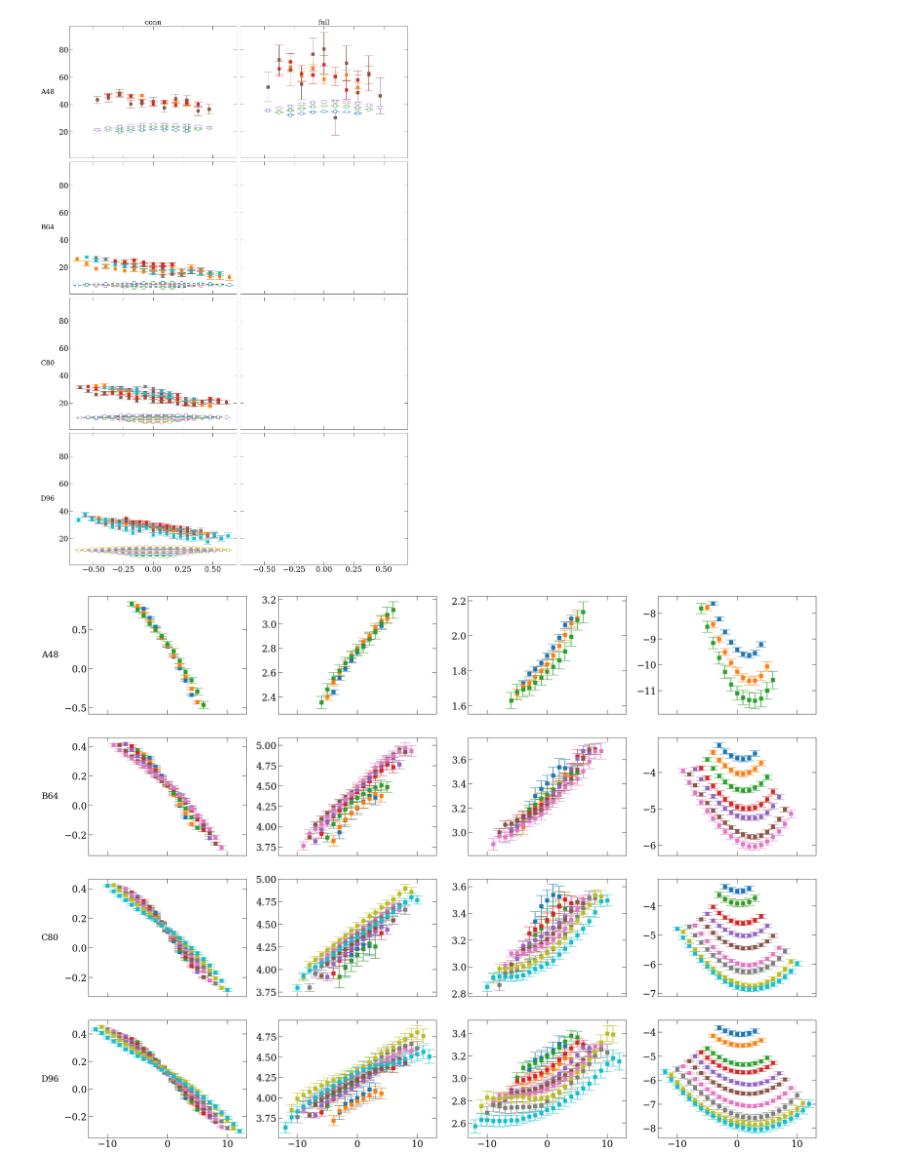
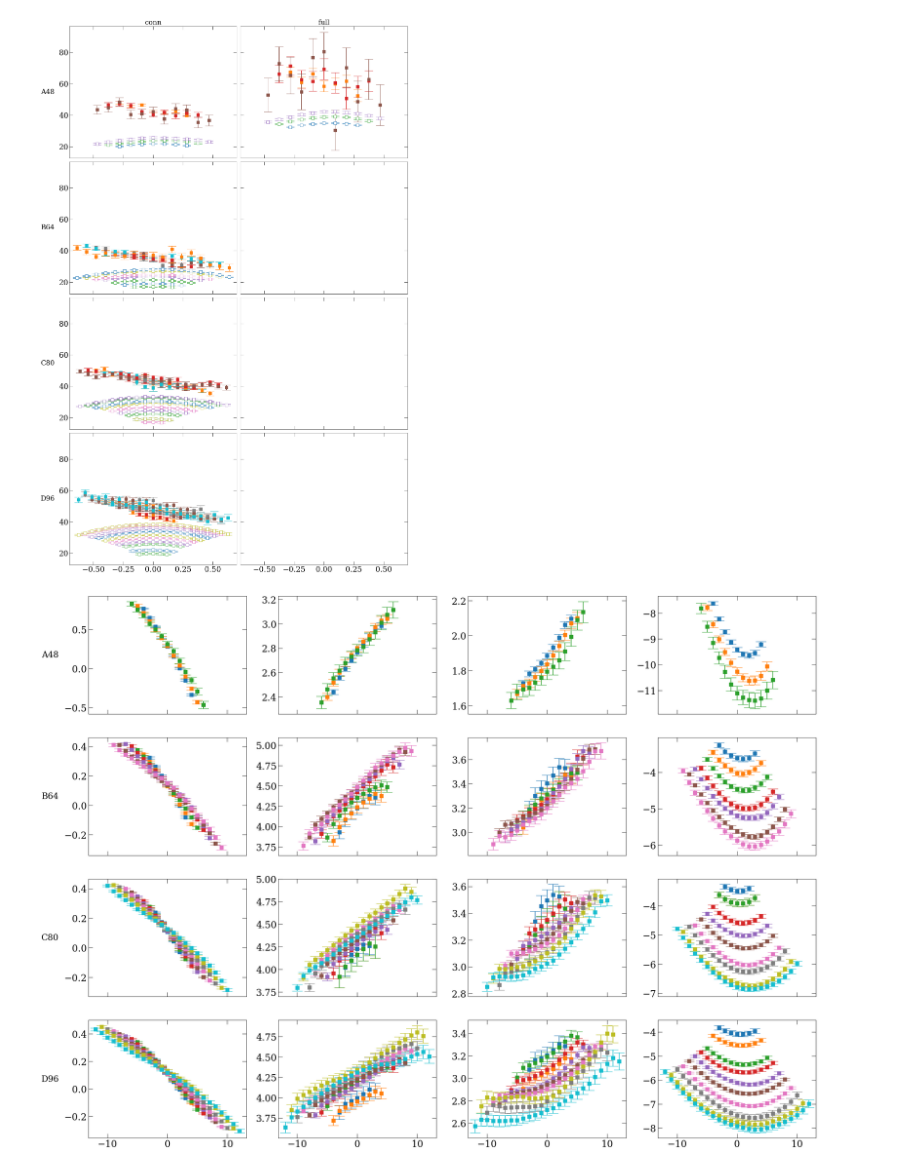
Before and after one commit to lee14916/glwc2, a Jupyter notebook: project/NST_f_subtractionMethod/analysis.ipynb, the cells around one changed output. Saved outputs shown, nothing was run; the diff lists cells and outputs as text; code cells hidden in the pictures.

Commit message:
Nsgm plot

```diff
--- a/project/NST_f_subtractionMethod/analysis.ipynb
+++ b/project/NST_f_subtractionMethod/analysis.ipynb
@@ -54,7 +54,8 @@ ens2ampi0={ens:ens2mpi0[ens]*ens2a[ens]*hbarc for ens in enss}
 
 
 ens2ZA={'a':0.791,'b':0.74294,'c':0.75830,'d':0.77395}
-ens2ZSbyZP={'a':0.661/0.500,'b':0.79018,'c':0.82308,'d':0.85095}
+# ens2ZSbyZP={'a':0.661/0.500,'b':1/0.79018,'c':1/0.82308,'d':1/0.85095}
+ens2ZPbyZS={'a':0.500/0.661,'b':0.79018,'c':0.82308,'d':0.85095}
 ens2ZP={'a24':0.4670,'a':0.500,'b':0.4746,'c':0.4771,'d':0.4871}
 
 ens2amu={'a24':0.0053,'a':0.0009,'b':0.00072,'c':0.0006,'d':0.00054}
@@ -169,7 +170,7 @@ yu.jackknife=lambda x:x
 
 for iens,ens in enumerate(enss):
     irow=iens
-    xunit=ens2a[ens]; yunit= ens2ZSbyZP[ens] * ens2ZP[ens]
+    xunit=ens2a[ens]; yunit= ens2ZP[ens] / ens2ZPbyZS[ens]
     data=datas[ens]
 
     amN=ens2amN[ens]; ampi=ens2ampi[ens]
@@ -185,7 +186,7 @@ for iens,ens in enumerate(enss):
     tfs=[int(tf[2:]) for tf in data['G0_mom1'].keys()]
 
     for tf in tfs:
-        c3pt_5=yu.jackknife(data['G5_mom1'][f'dt{tf}'])/(2*math.pi/ens2N[ens])
+        c3pt_5=yu.jackknife(data['G5_mom1'][f'dt{tf}'])/(2*math.pi/ens2N[ens]) * (2 if ens in ['b','c','d'] else 1)
         c3pt_AP=(yu.jackknife(data['GA_mom1_momi1'][f'dt{tf}']-data['GA_mom1_momi0'][f'dt{tf}']))
         c3pt_0=yu.jackknife(data['G0_mom1'][f'dt{tf}'])/(2*math.pi/ens2N[ens])
 
@@ -193,7 +194,7 @@ for iens,ens in enumerate(enss):
         c3pt_d0=c3pt_0-np.roll(c3pt_0,1,axis=1)
         c3pt_DeltaP=(aDEN/(ap1**2) * c3pt_dAP - c3pt_d0)/(aDEN**2-aEpi**2)
         c3pt_DeltaM=-(aEpi/(ap1**2) * c3pt_dAP + aDEN/aEpi * c3pt_d0)/(aDEN**2-aEpi**2)
-        c3pt_Delta5=(ampi**2 * c3pt_DeltaP +  aEpi*aDEN * c3pt_DeltaM)/2 / (ens2amu[ens]/ap1) *ens2ZA[ens]/ens2ZSbyZP[ens]
+        c3pt_Delta5=(ampi**2 * c3pt_DeltaP +  aEpi*aDEN * c3pt_DeltaM)/2 / (ens2amu[ens]/ap1) *ens2ZA[ens]*ens2ZPbyZS[ens]
 
         ax=axs[irow,0]
         c3pt=c3pt_5 / (-kappa/(1*amN))
@@ -221,35 +222,35 @@ for iens,ens in enumerate(enss):
 
             c3pt_dAP=c3pt_AP-np.roll(c3pt_AP,1,axis=1)
             c3pt_d0=c3pt_0-np.roll(c3pt_0,1,axis=1)
             c3pt_DeltaP=(aDEN/(ap1**2) * c3pt_dAP - c3pt_d0)/(aDEN**2-aEpi**2)
             c3pt_DeltaM=-(aEpi/(ap1**2) * c3pt_dAP + aDEN/aEpi * c3pt_d0)/(aDEN**2-aEpi**2)
-            c3pt_Delta5=(ampi**2 * c3pt_DeltaP +  aEpi*aDEN * c3pt_DeltaM)/2 / (ens2amu[ens]/ap1) *ens2ZA[ens]/ens2ZSbyZP[ens]
+            c3pt_Delta5=(ampi**2 * c3pt_DeltaP +  aEpi*aDEN * c3pt_DeltaM)/2 / (ens2amu[ens]/ap1) *ens2ZA[ens]*ens2ZPbyZS[ens]
 
             ax=axs[irow,1]
             c3pt=c3pt_5 / (-kappa/(1*amN))
             ratio=c3pt/np.sqrt(c2pta[:,tf:tf+1]*c2ptb[:,tf:tf+1]) *\
                 np.sqrt(c2pta[:,:tf+1]/c2pta[:,:tf+1][:,::-1]*c2ptb[:,:tf+1][:,::-1]/c2ptb[:,:tf+1])
 
             mean,err=yu.jackme(ratio)
             plt_x=np.arange(t_cut - tf//2,tf//2 - (t_cut-1))*xunit; plt_y=mean[t_cut:tf+1-t_cut]*yunit; plt_yerr=err[t_cut:tf+1-t_cut]*yunit
             ax.errorbar(plt_x,plt_y,plt_yerr,mfc='white')
 
             ax=axs[irow,1]
             c3pt=(c3pt_5 + c3pt_Delta5/ap1 ) / (-kappa/amN)
             ratio=c3pt/np.sqrt(c2pta[:,tf:tf+1]*c2ptb[:,tf:tf+1]) *\
                 np.sqrt(c2pta[:,:tf+1]/c2pta[:,:tf+1][:,::-1]*c2ptb[:,:tf+1][:,::-1]/c2ptb[:,:tf+1])
 
             mean,err=yu.jackme(ratio)
             plt_x=np.arange(t_cut - tf//2,tf//2 - (t_cut-1))*xunit; plt_y=mean[t_cut:tf+1-t_cut]*yunit; plt_yerr=err[t_cut:tf+1-t_cut]*yunit
             ax.errorbar(plt_x,plt_y,plt_yerr)
 
 # axs[0,0].set_ylim([0,80])
 
 plt.tight_layout()
 plt.savefig(f'fig/G5.pdf')
 # plt.close()
 # %% [output]
-[figure, old version]
+[figure, new version]
 # %%
 kys=['G0_mom1','GA_mom1_momi0','GA_mom1_momi1','G5_mom1']
 
```
Also changed, not shown: 9 other files.
